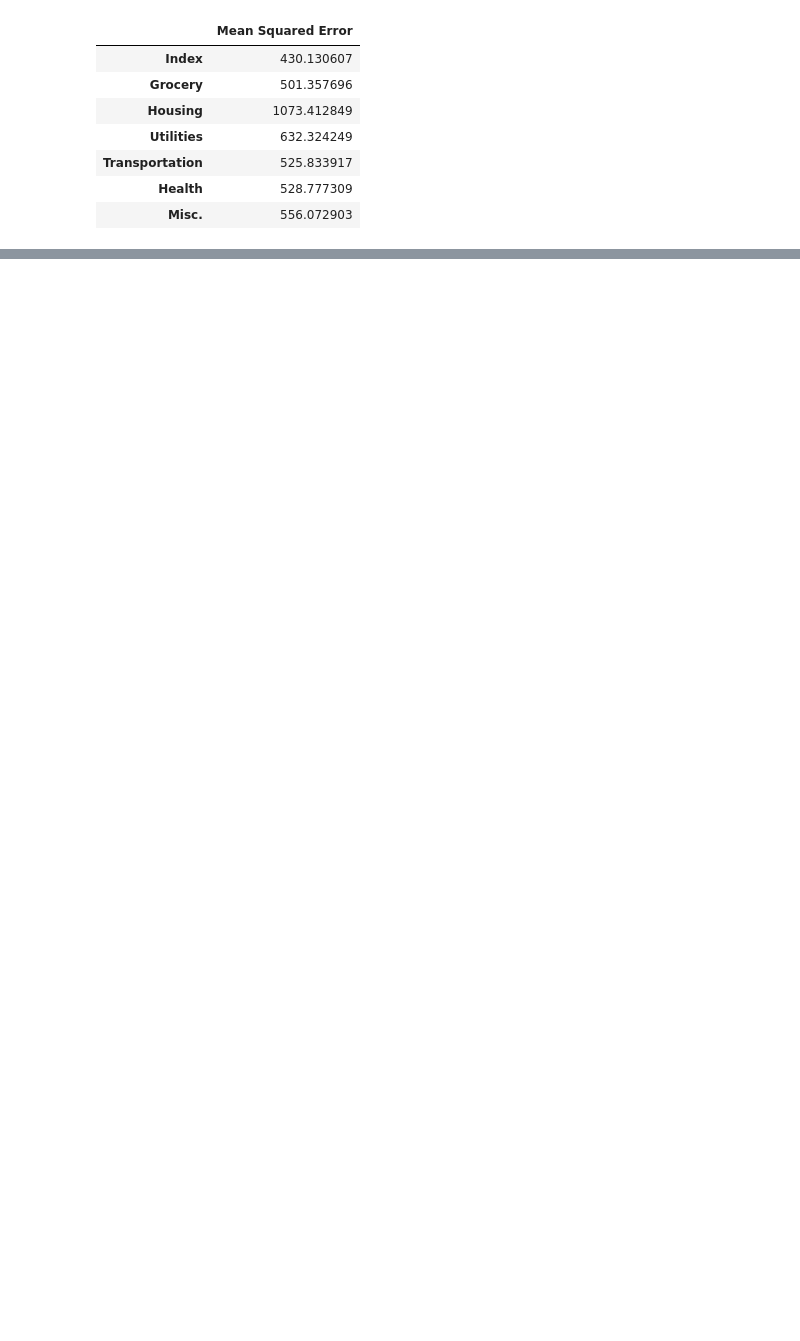
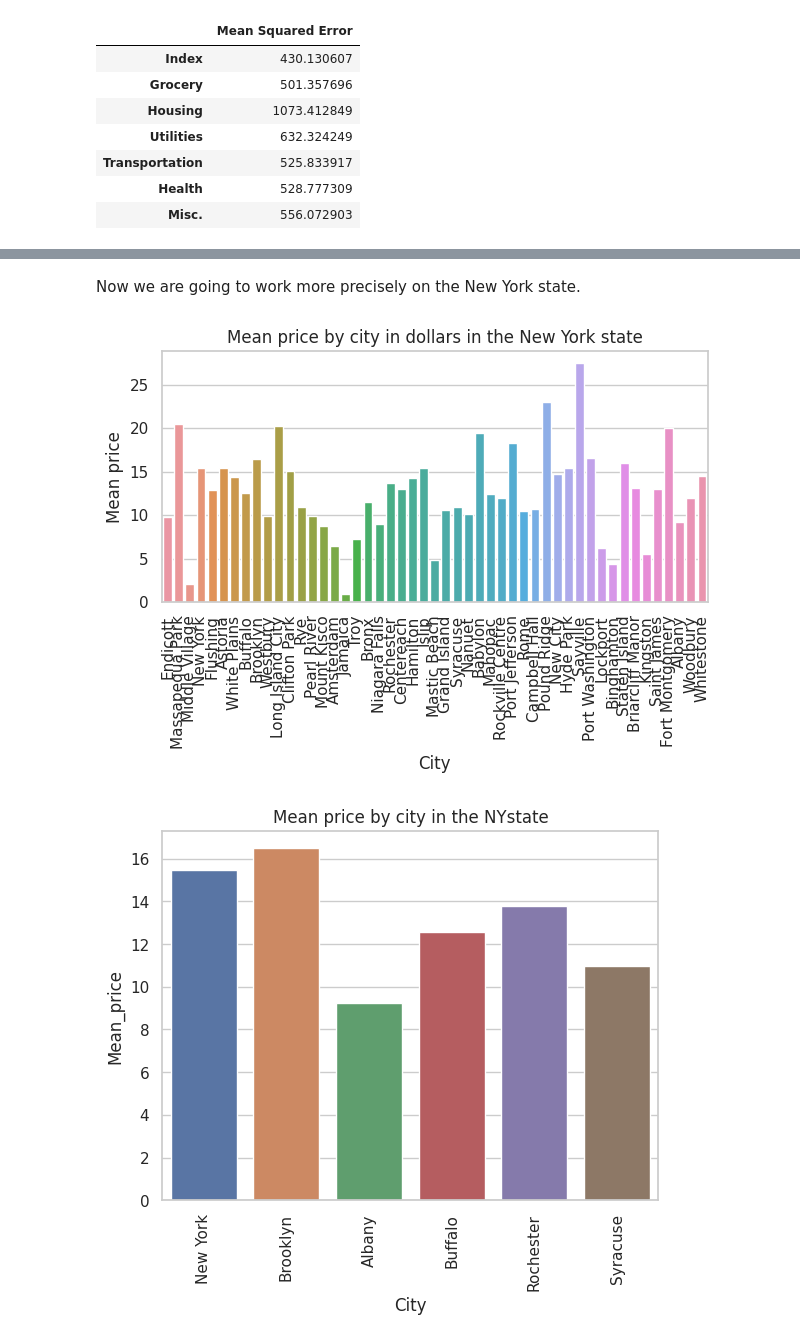
Before and after one commit to com-480-data-visualization/project-2023-viz-exe, a Jupyter notebook: Pizza_index.ipynb, the cells around one changed output, grey strips where cells are left out. Saved outputs shown, nothing was run; the diff lists cells and outputs as text; code cells hidden in the pictures; blank space fills up the shorter version.

```diff
--- a/Pizza_index.ipynb
+++ b/Pizza_index.ipynb
@@ -327,0 +474,49 @@ mse_df
+# %% [markdown]
+Now we are going to work more precisely on the New York state.
+# %%
+living_cost_USA['State'] = living_cost_USA['State'].apply(lambda x: x.strip())
+# %%
+def cities_in_state(state):
+    cities_in_state = living_cost_USA[living_cost_USA['State'] == state].copy()
+    cities_in_state.loc[:, 'City'] = cities_in_state['City'].apply(lambda x: x.split(', ')[0])
+    cities_in_state.rename(columns={"City": "city"}, inplace=True)
+
+    return cities_in_state
+# %%
+def pizza_in_state(state):
+    pizza_state = pizza_places_resume[pizza_places_resume['state'] == state].copy()
+    pizza_state.dropna(inplace=True)
+    #pizza_state['province'] = pizza_NY['province'].apply(lambda x: x.lower())
+    pizza_state.groupby(['city'], as_index=False).mean(numeric_only=True)
+    pizza_state.rename(columns={"menus.amountMax": "mean_price"}, inplace=True)
+
+    sns.barplot(x='city', y='mean_price', data=pizza_state, errorbar=None)
+    plt.xlabel('City')
+    plt.ylabel('Mean price')
+    plt.title('Mean price by city in dollars in the ' + state + ' state')
+    plt.xticks(rotation=90)  # rotate x-axis labels by 90 degrees
+    plt.tight_layout()
+    plt.show()
+
+    return pizza_state
+# %%
+def pizza_state_cities(city, initiales, plot:bool):
+    pizza = pizza_in_state(city)
+    cities = cities_in_state(initiales)
+
+    pizza = pizza.groupby(['city']).mean(numeric_only=True)
+
+    pizza_cities = cities.merge(pizza, on='city', how='inner')
+
+    if plot:
+        sns.barplot(x='city', y='mean_price', data=pizza_cities, errorbar=None)
+        plt.xlabel('City')
+        plt.ylabel('Mean_price')
+        plt.title('Mean price by city in the ' + initiales + 'state')
+        plt.xticks(rotation=90)  # rotate x-axis labels by 90 degrees
+        plt.show()
+# %%
+pizza_state_cities('New York', 'NY', True)
+# %% [output]
+[figure, added]
+[figure, added]
```
Also changed, not shown: parts of 32 cells of this notebook.
